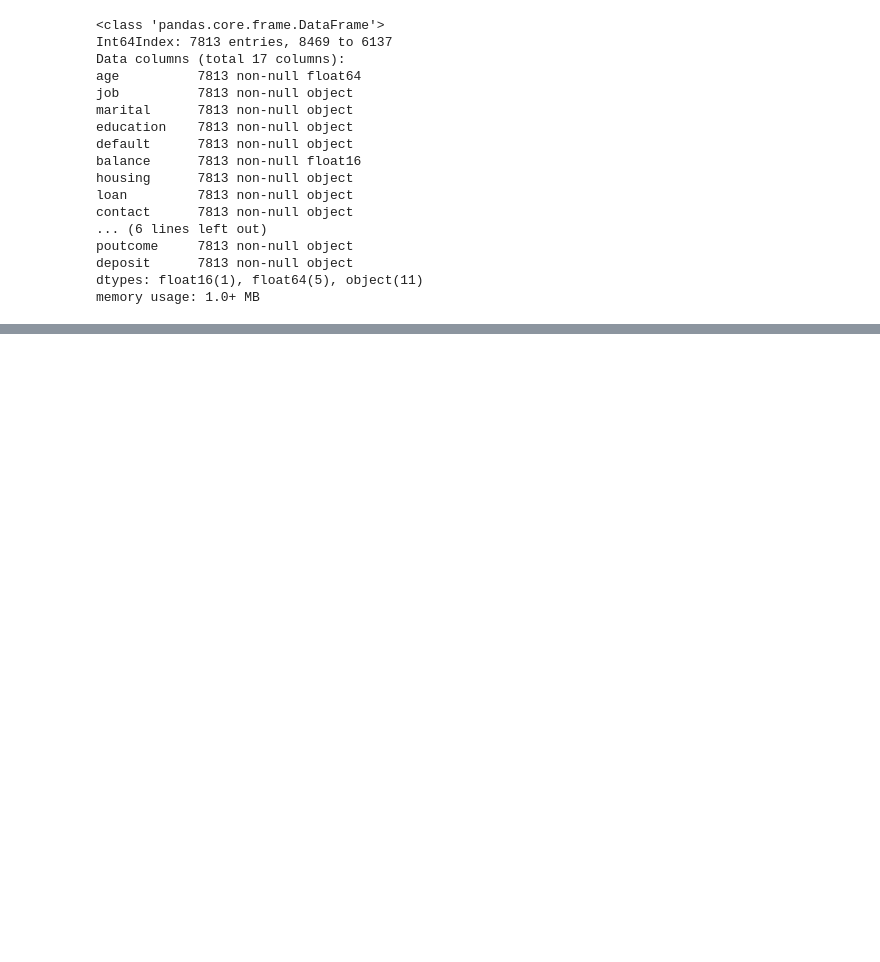
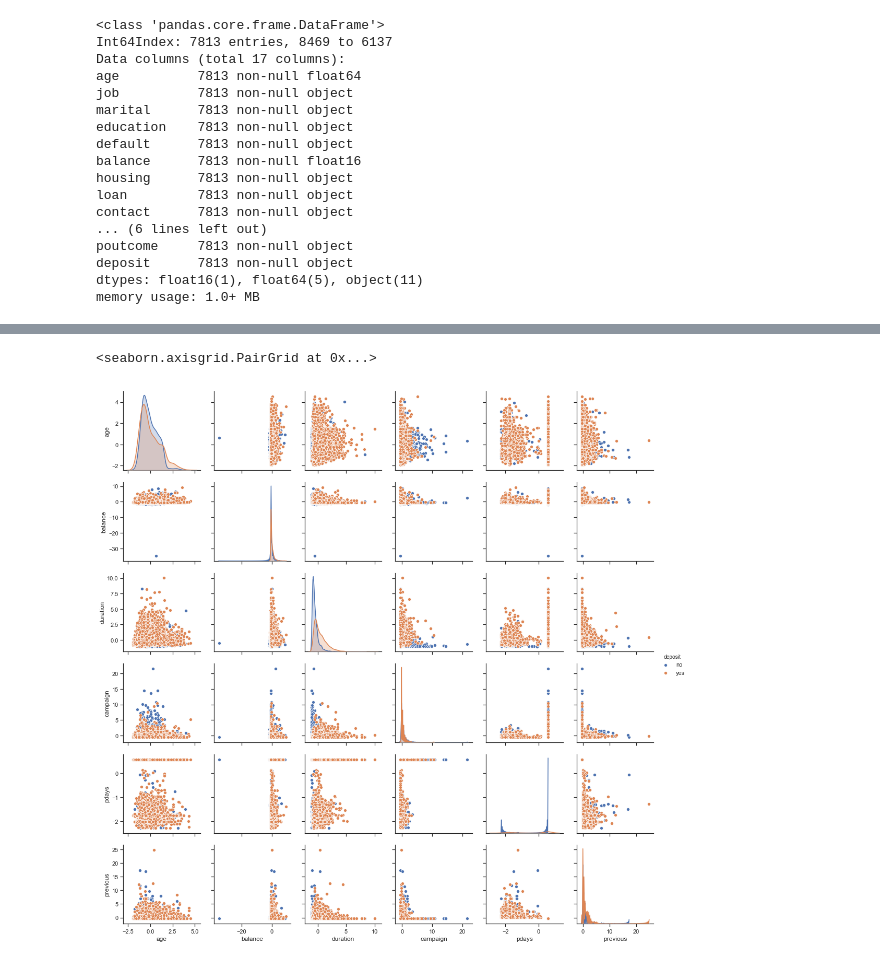
Before and after one commit to HieuFromWaterloo/stat441_project, a Jupyter notebook: BankX.ipynb, the cells around one changed output, grey strips where cells are left out. Saved outputs shown, nothing was run; the diff lists cells and outputs as text; code cells hidden in the pictures; blank space fills up the shorter version.

```diff
--- a/BankX.ipynb
+++ b/BankX.ipynb
@@ -584,0 +591,3 @@ data_transform.describe()
+# %%
+data_direct_transformed, _ = one_hot_encoder(data)
+data_direct_transformed = reduce_mem_usage(data_direct_transformed)
@@ -833,0 +939,22 @@ memory usage: 1.0+ MB
+# %%
+df1 = X_train.iloc[:,:6].copy()
+df1["deposit"] = X_train["deposit"].copy()
+
+# df2 = X_train.iloc[:,7:13].copy()
+# df2["deposit"] = X_train["deposit"].copy()
+
+# df3 = X_train.iloc[:,13:19].copy()
+# df3["deposit"] = X_train["deposit"].copy()
+
+# df4 = X_train.iloc[:,19:24].copy()
+# df4["deposit"] = X_train["deposit"].copy()
+
+# df5 = X_train.iloc[:,24:29].copy()
+# df5["deposit"] = X_train["deposit"].copy()
+
+# df6 = X_train.iloc[:,29:].copy()
+# %%
+sns.pairplot(df1,hue="deposit")
+# %% [output]
+<seaborn.axisgrid.PairGrid at 0x...>
+[figure, added]
```
Also changed, not shown: parts of 13 cells of this notebook, 12 other files.
